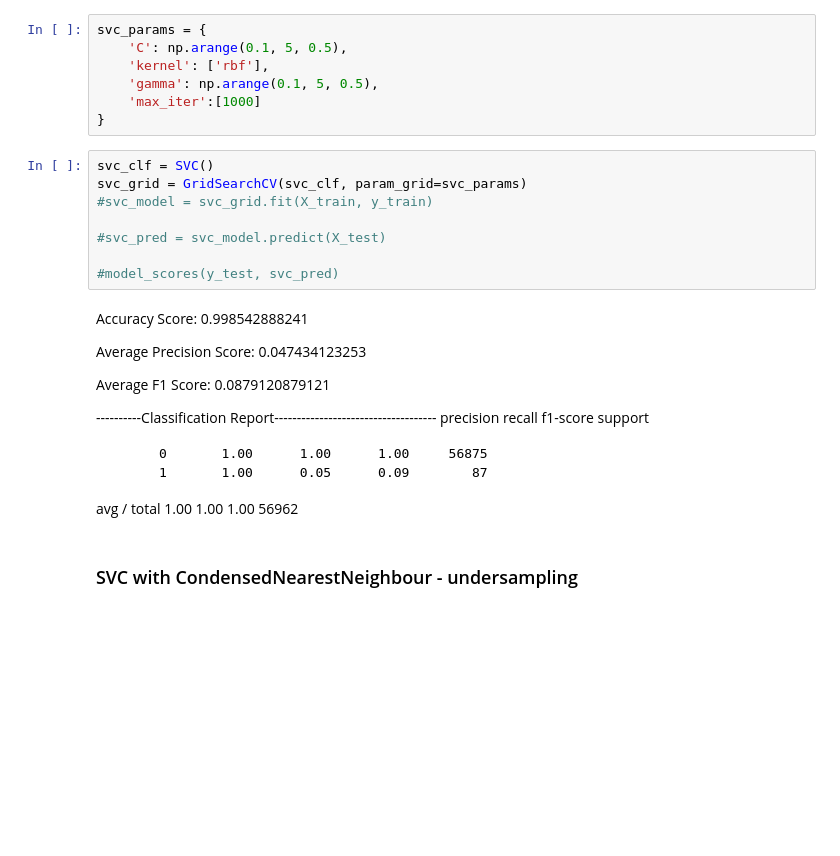
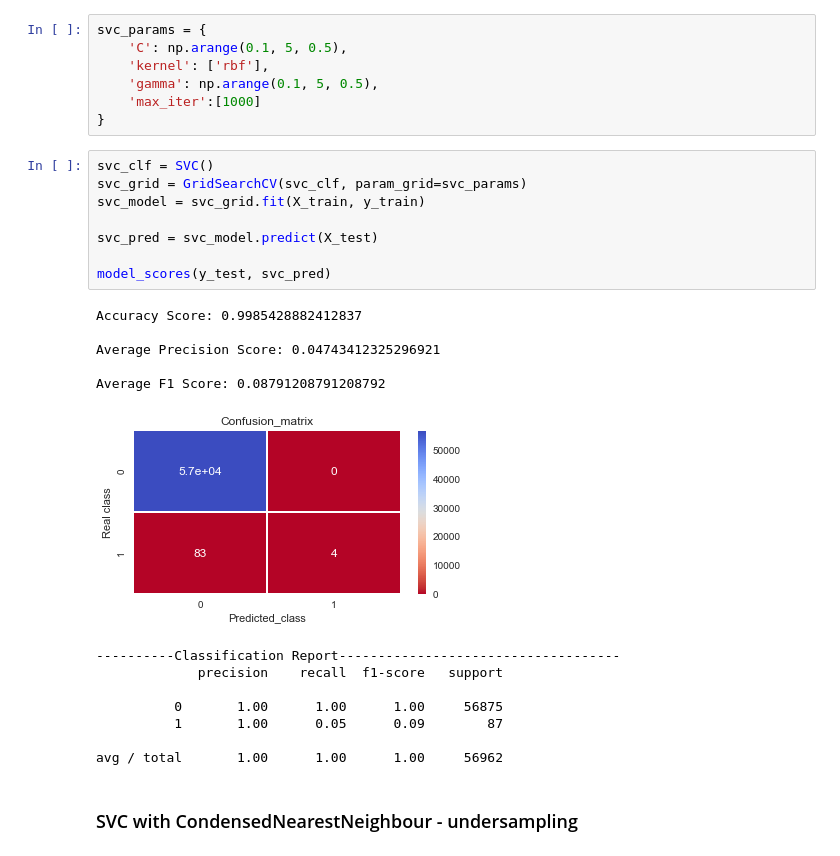
Before and after one commit to storyteller613/Python, a Jupyter notebook: Special Cases/Imbalanced_Datasets_Final.ipynb, the cells around one changed output. Cells and saved outputs as stored; diff of their text form; blank space fills up the shorter version.

```diff
--- a/Special Cases/Imbalanced_Datasets_Final.ipynb
+++ b/Special Cases/Imbalanced_Datasets_Final.ipynb
@@ -791,26 +794,25 @@ svc_params = {
 # %%
 svc_clf = SVC()
 svc_grid = GridSearchCV(svc_clf, param_grid=svc_params)
-#svc_model = svc_grid.fit(X_train, y_train)
+svc_model = svc_grid.fit(X_train, y_train)
 
-#svc_pred = svc_model.predict(X_test)
+svc_pred = svc_model.predict(X_test)
 
-#model_scores(y_test, svc_pred)
+model_scores(y_test, svc_pred)
+# %% [output]
+Accuracy Score: 0.9985428882412837
+
+Average Precision Score: 0.04743412325296921
+
+Average F1 Score: 0.08791208791208792
+[figure, added]
+----------Classification Report------------------------------------
+             precision    recall  f1-score   support
+
+          0       1.00      1.00      1.00     56875
+          1       1.00      0.05      0.09        87
+
+avg / total       1.00      1.00      1.00     56962
-# %% [markdown]
-Accuracy Score: 0.998542888241
-
-Average Precision Score: 0.047434123253
-
-Average F1 Score: 0.0879120879121
-
-
-----------Classification Report------------------------------------
-             precision    recall  f1-score   support
-
-          0       1.00      1.00      1.00     56875
-          1       1.00      0.05      0.09        87
-
-avg / total       1.00      1.00      1.00     56962
 # %% [markdown]
 <a id='2.3.1'></a>
 ### SVC with CondensedNearestNeighbour - undersampling
```
Also changed, not shown: parts of 3 cells of this notebook.
